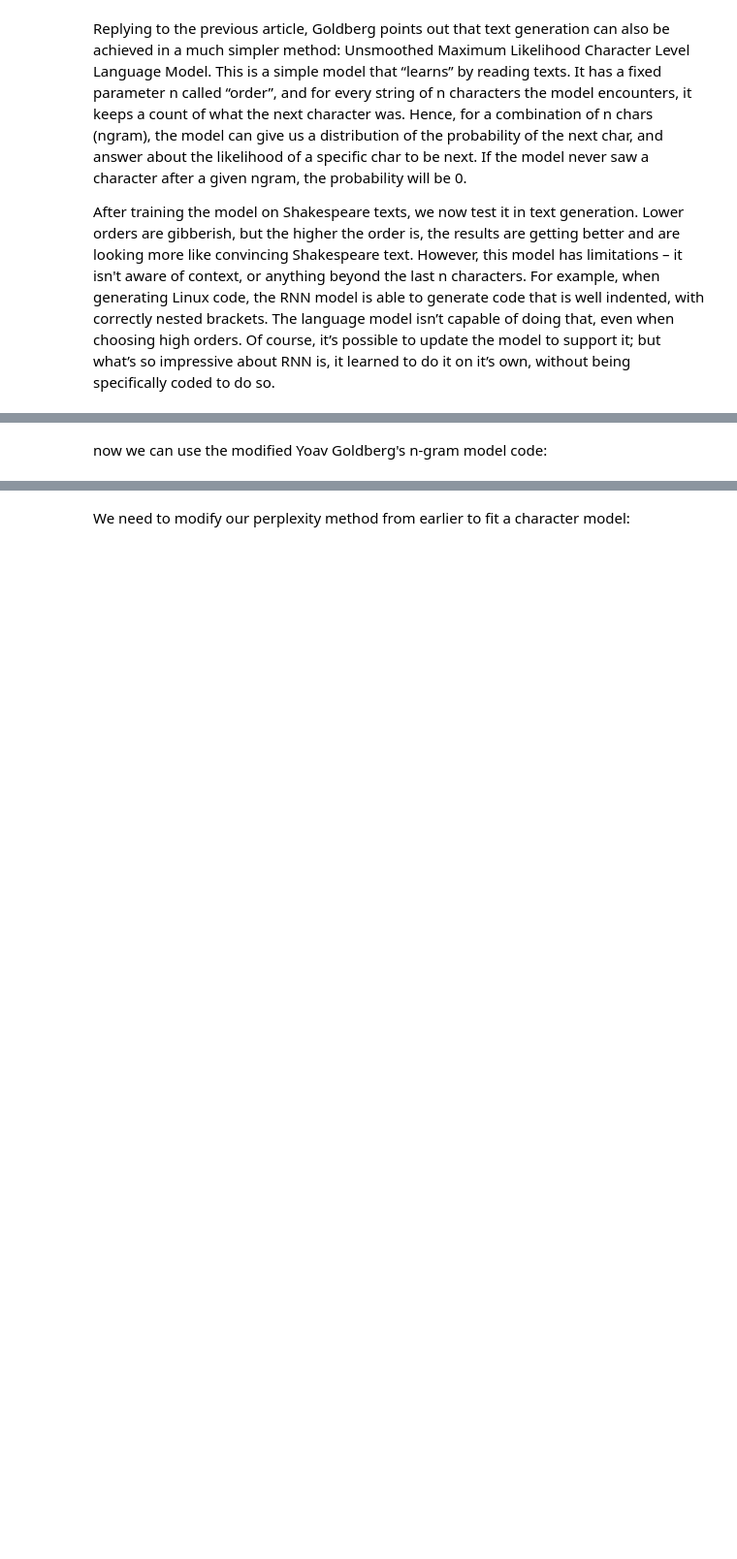
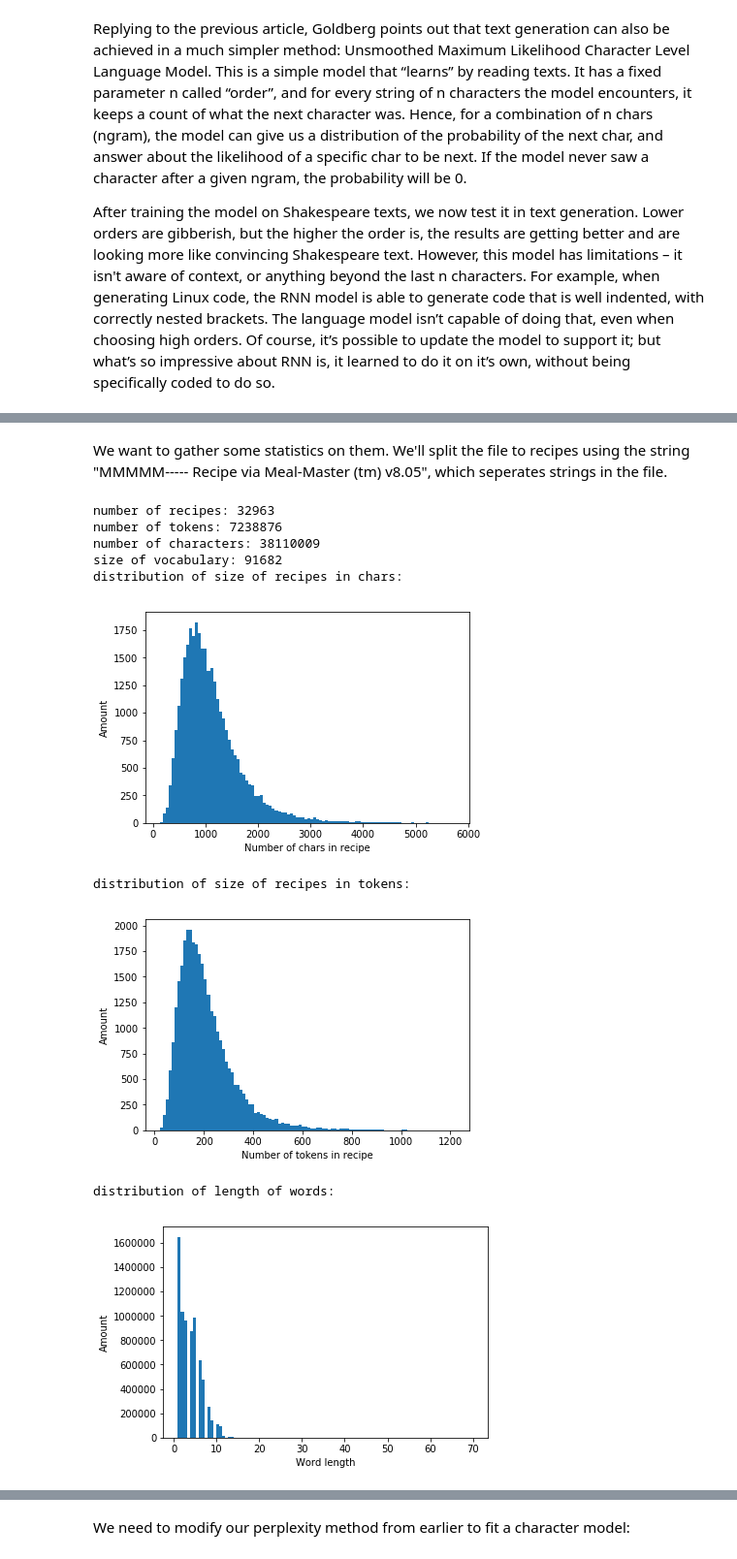
Before and after one commit to taihak94/NLP2019, a Jupyter notebook: assignment1/assignment1.ipynb, the cells around one changed output, grey strips where cells are left out. Shown at 97% size. Drawn from its saved outputs; the diff is of its cells as text; code cells hidden in the pictures; blank space fills up the shorter version.

```diff
--- a/assignment1/assignment1.ipynb
+++ b/assignment1/assignment1.ipynb
@@ -526,12 +516,13 @@ but first we need to gather all the recipes :
 # %%
-!wget http://www.ffts.com/recipes/lg/lg32965.zip
+#!wget http://www.ffts.com/recipes/lg/lg32965.zip
 
-with zipfile.ZipFile("lg32965.zip","r") as zip_ref:
-    zip_ref.extractall("recipes")
+#with zipfile.ZipFile("lg32965.zip","r") as zip_ref:
+#    zip_ref.extractall("recipes")
+
 file_list = os.listdir("recipes")
-tokenized_recipes = []
 enc = 'iso-8859-15'
+recipes = ""
 for file in file_list:
     recipes_from_file = open("recipes/" + file, 'r', encoding=enc).read()
     recipes_from_file.translate(string.punctuation)
-    tokenized_recipes += word_tokenize(recipes_from_file)
+    recipes += recipes_from_file
@@ -577,2 +528,0 @@ ptb_preprocess([path_to_training, path_to_dev, path_to_test], 10000)
-# %% [markdown]
-now we can use the modified Yoav Goldberg's n-gram model code:
@@ -582,0 +529,53 @@ recipe_model = train_char_lm(path_to_training_tokenized, order)
+# %% [markdown]
+We want to gather some statistics on them. We'll split the file to recipes using the string "MMMMM----- Recipe via Meal-Master (tm) v8.05", which seperates strings in the file.
+# %%
+def get_stats(recipes):
+    #(number of recipes, tokens, characters, vocabulary size,
+    #distribution of the size of recipes in words and in chars, distribution of length of words).
+    recipes_list = recipes.split("MMMMM----- Recipe via Meal-Master (tm) v8.05")[1:]
+    all_tokens = word_tokenize(recipes)
+    print ("number of recipes:", len(recipes_list))
+    print ("number of tokens:", len(all_tokens))
+    print ("number of characters:", len (recipes))
+    print ("size of vocabulary:", len (set(all_tokens)))
+    print ("distribution of size of recipes in chars:")
+    print_char_dist (recipes_list)
+    print ("distribution of size of recipes in tokens:")
+    print_words_dist (recipes_list)
+    print ("distribution of length of words:")
+    print_words_length (all_tokens)
+
+def print_char_dist (recipes_list):
+    recipes_chars_len = [len(i) for i in recipes_list]
+    plt.hist(recipes_chars_len, bins=100)
+    plt.xlabel ("Number of chars in recipe")
+    plt.ylabel ("Amount")
+    plt.show()
+
+def print_words_dist (recipes_list):
+    tokened_recipes = [word_tokenize(r) for r in recipes_list]
+    recipes_words_len = [len(i) for i in tokened_recipes]
+    plt.hist(recipes_words_len, bins=100)
+    plt.xlabel ("Number of tokens in recipe")
+    plt.ylabel ("Amount")
+    plt.show()
+
+def print_words_length (all_tokens):
+    words_len = [len(i) for i in all_tokens]
+    plt.hist(words_len, bins=100)
+    plt.xlabel ("Word length")
+    plt.ylabel ("Amount")
+    plt.show()
+
+get_stats(recipes)
+# %% [output]
+number of recipes: 32963
+number of tokens: 7238876
+number of characters: 38110009
+size of vocabulary: 91682
+distribution of size of recipes in chars:
+[figure, added]
+distribution of size of recipes in tokens:
+[figure, added]
+distribution of length of words:
+[figure, added]
```
Also changed, not shown: parts of 38 cells of this notebook.
